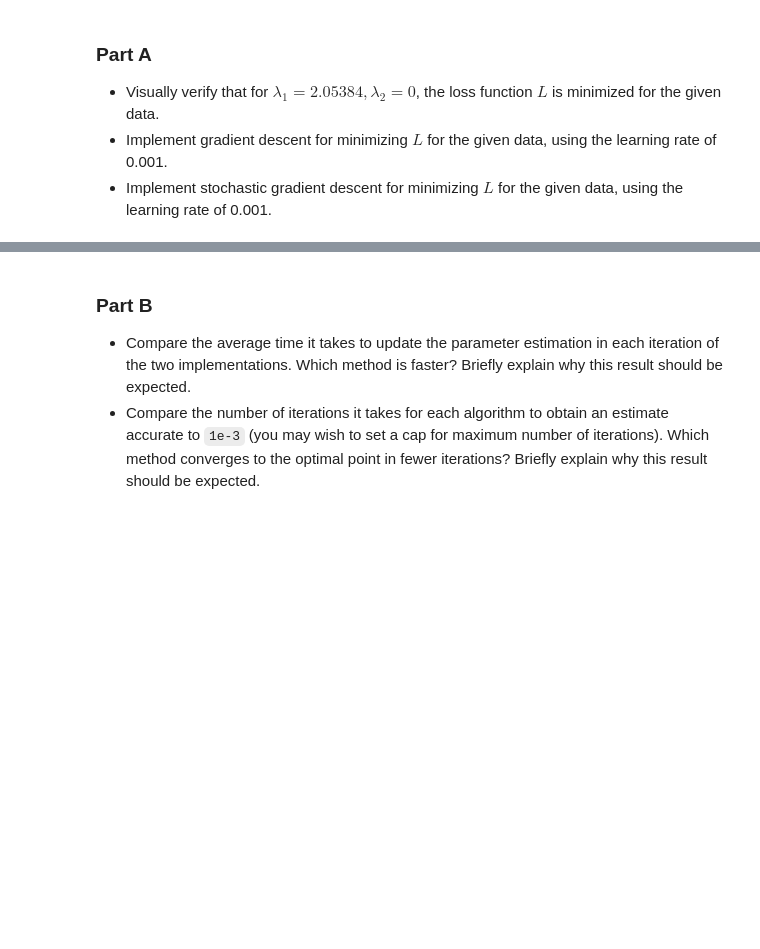
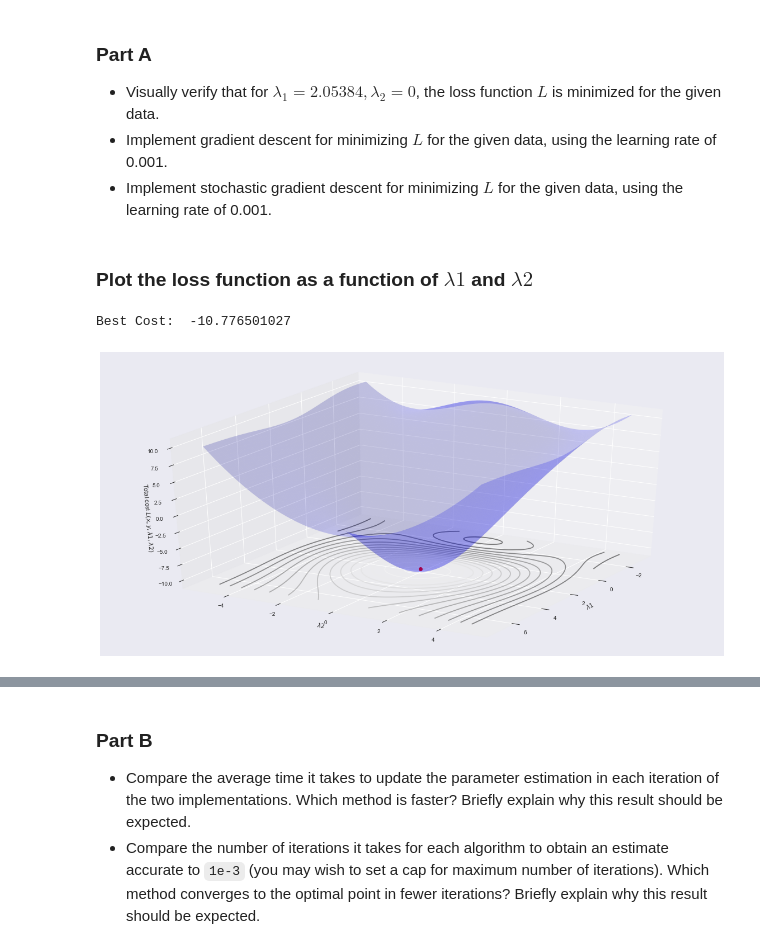
Before and after one commit to nikhilaravi/am207, a Jupyter notebook: AM207_HW3_1.ipynb, the cells around one changed output, grey strips where cells are left out. Drawn from its saved outputs; the diff is of its cells as text; code cells hidden in the pictures; blank space fills up the shorter version.

```diff
--- a/AM207_HW3_1.ipynb
+++ b/AM207_HW3_1.ipynb
@@ -75,8 +38,0 @@ L2.shape
-# %%
-Z = zs.reshape(L1.shape)
-
-fig = plt.figure(figsize=(10, 6))
-ax = fig.add_subplot(111, projection='3d')
-
-ax.plot_surface(L1, L2, Z, rstride=1, cstride=1, color='b', alpha=0.2)
-ax.contour(L1, L2, Z, 20, color='b', alpha=0.5, offset=0, stride=30)
@@ -85,3 +197,41 @@ ax.contour(L1, L2, Z, 20, color='b', alpha=0.5, offset=0, stride=30)
 - Visually verify that for $\lambda_1 = 2.05384, \lambda_2 = 0$, the loss function $L$ is minimized for the given data.
 - Implement gradient descent for minimizing $L$ for the given data, using the learning rate of 0.001.
 - Implement stochastic gradient descent for minimizing $L$ for the given data, using the learning rate of 0.001.
+# %% [markdown]
+### Plot the loss function as a function of $\lambda 1$ and $\lambda 2$
+# %%
+l1 = 2.05384
+l2 = 0
+m = Y.shape
+# range of l1 and l2
+lm1 = np.linspace(l1 - 10 , l1 + 10, 100)
+lm2 = np.linspace(l2 - 10, l2 + 10, 100)
+
+def plot_cost():
+    # optimum values
+    LM1, LM2 = np.meshgrid(lm1, lm2)
+
+    l = np.array([f(X,Y, *(lmd))
+                   for lmd in zip(np.ravel(LM1), np.ravel(LM2))])
+    L = l.reshape(LM1.shape)
+
+    fig = plt.figure(figsize=(20, 10))
+    ax = fig.add_subplot(111, projection='3d')
+
+    ax.plot_surface(LM1, LM2, L, rstride=1, cstride=1, color='b', alpha=0.2)
+    ax.contour(LM1, LM2, L, 20, color='b', alpha=0.5, offset=f(X, Y, l1, l2), stride=50)
+
+    ax.set_xlabel('$\lambda1$')
+    ax.set_ylabel('$\lambda2$')
+    ax.set_zlabel('Total cost $L(x,y,\lambda1,\lambda2)$')
+    ax.view_init(elev=30., azim=30)
+
+    # plot the optimum
+    ax.plot([l1],[l2], f(X, Y, l1, l2) , markerfacecolor='r', markeredgecolor='r', marker='o', markersize=7);
+    return ax
+# %%
+ax1 = plot_cost()
+print('Best Cost: ',  f(X, Y, l1, l2))
+# %% [output]
+Best Cost:  -10.776501027
+[figure, added]
```
Also changed, not shown: parts of 45 cells of this notebook, 1 other file.
